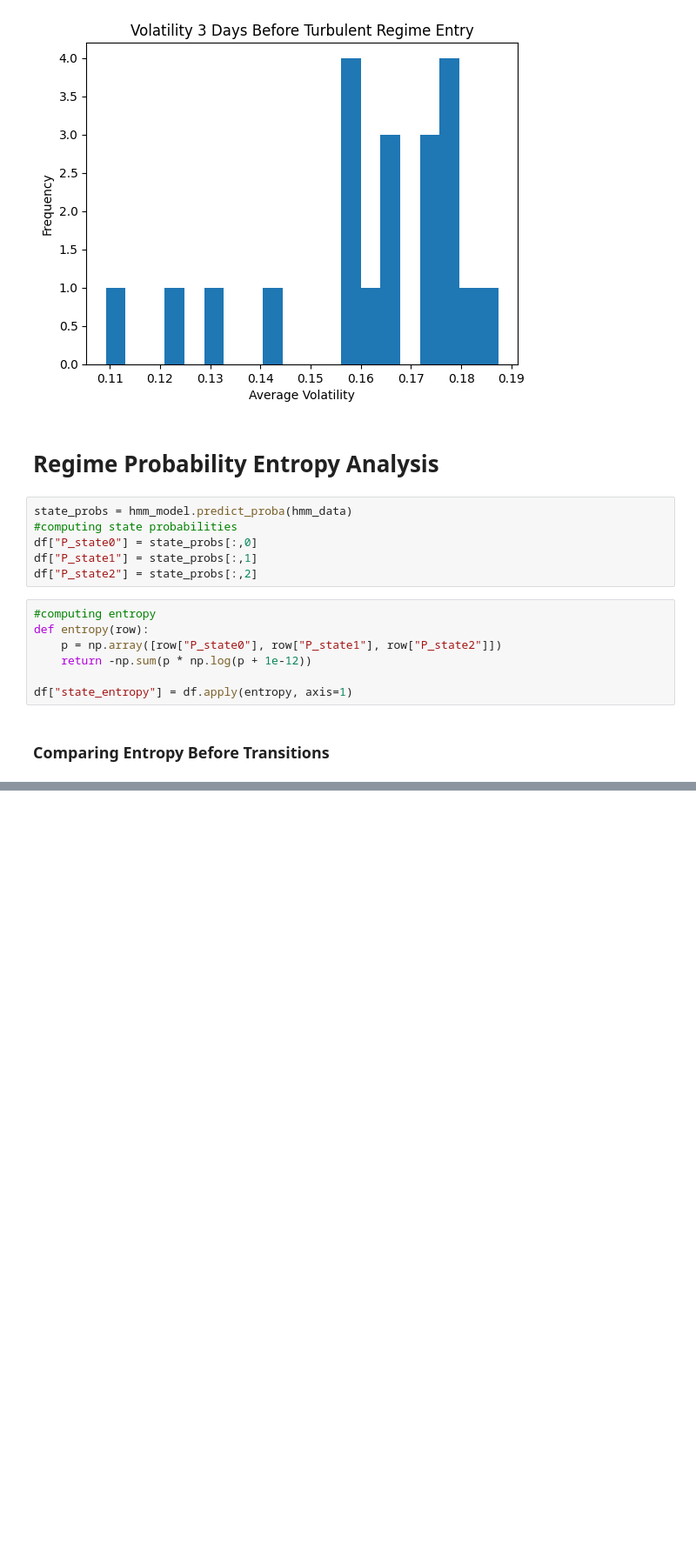
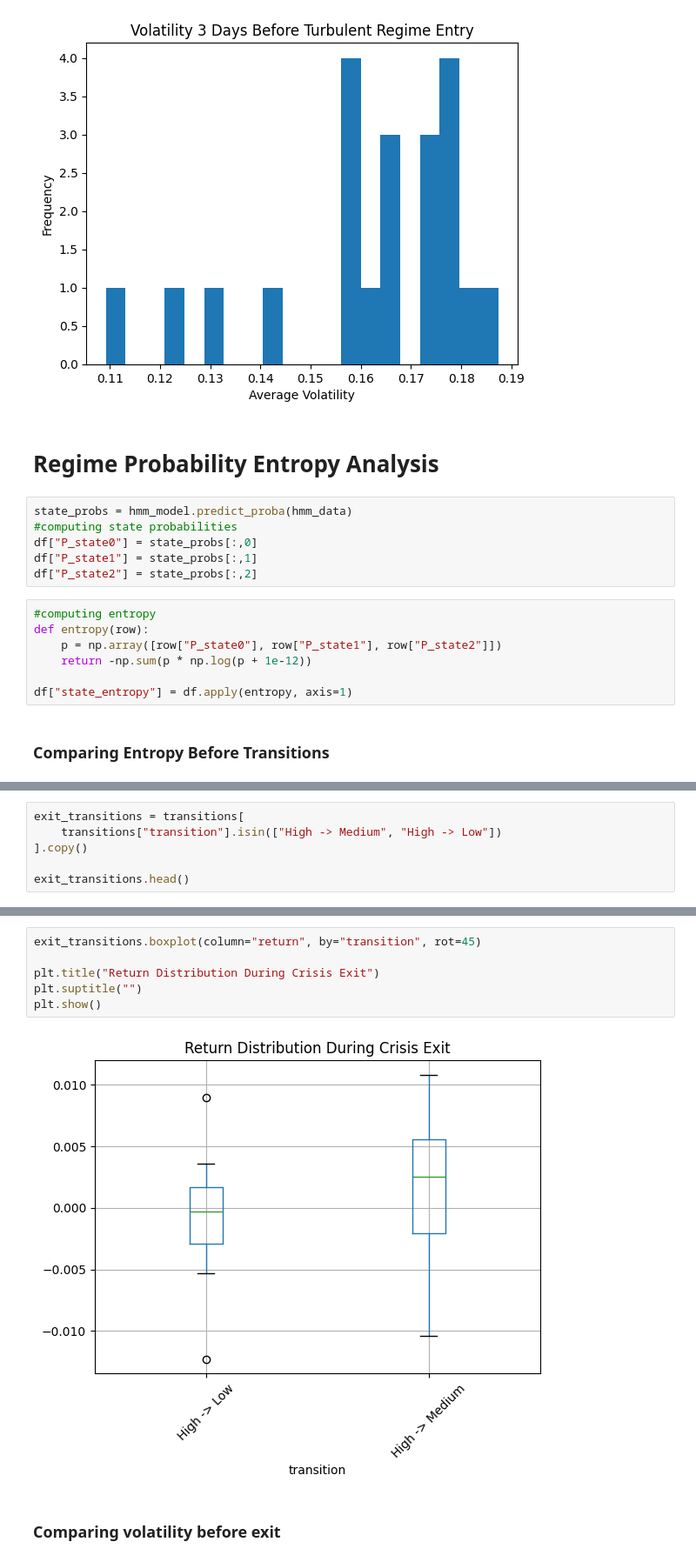
Before and after one commit to Anaemos/Vorticity, a Jupyter notebook: notebooks_02/regime_transition_analysis.ipynb, the cells around one changed output, grey strips where cells are left out. Shown at 87% size. Drawn from its saved outputs; the diff is of its cells as text; blank space fills up the shorter version.

Commit message:
Added Crisis exit analysis

```diff
--- a/notebooks_02/regime_transition_analysis.ipynb
+++ b/notebooks_02/regime_transition_analysis.ipynb
@@ -251,0 +251,6 @@ plt.show()
+# %%
+exit_transitions = transitions[
+    transitions["transition"].isin(["High -> Medium", "High -> Low"])
+].copy()
+
+exit_transitions.head()
@@ -251,0 +286,10 @@ plt.show()
+# %%
+exit_transitions.boxplot(column="return", by="transition", rot=45)
+
+plt.title("Return Distribution During Crisis Exit")
+plt.suptitle("")
+plt.show()
+# %% [output]
+[figure, added]
+# %% [markdown]
+### **Comparing volatility before exit**
```
Also changed, not shown: parts of 8 cells of this notebook.
